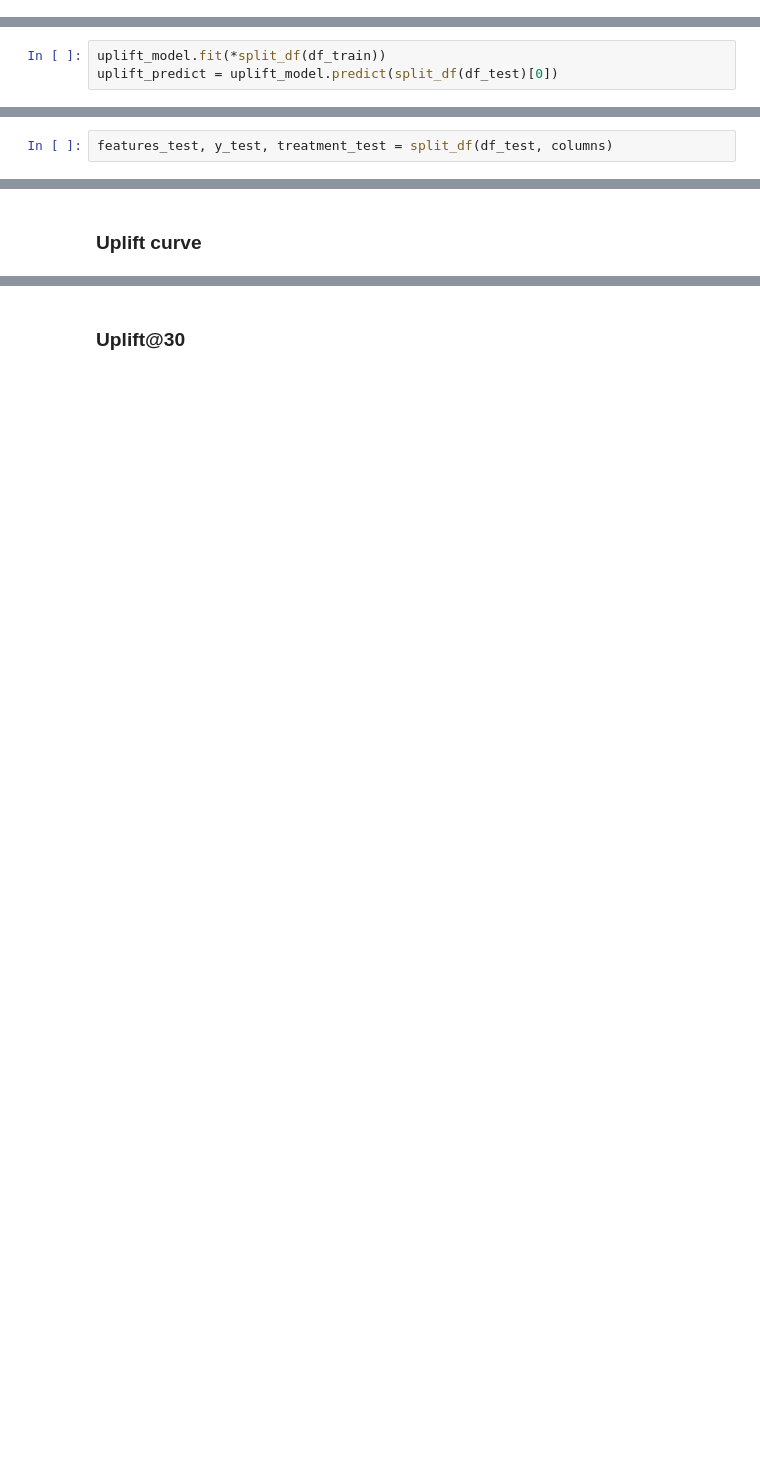
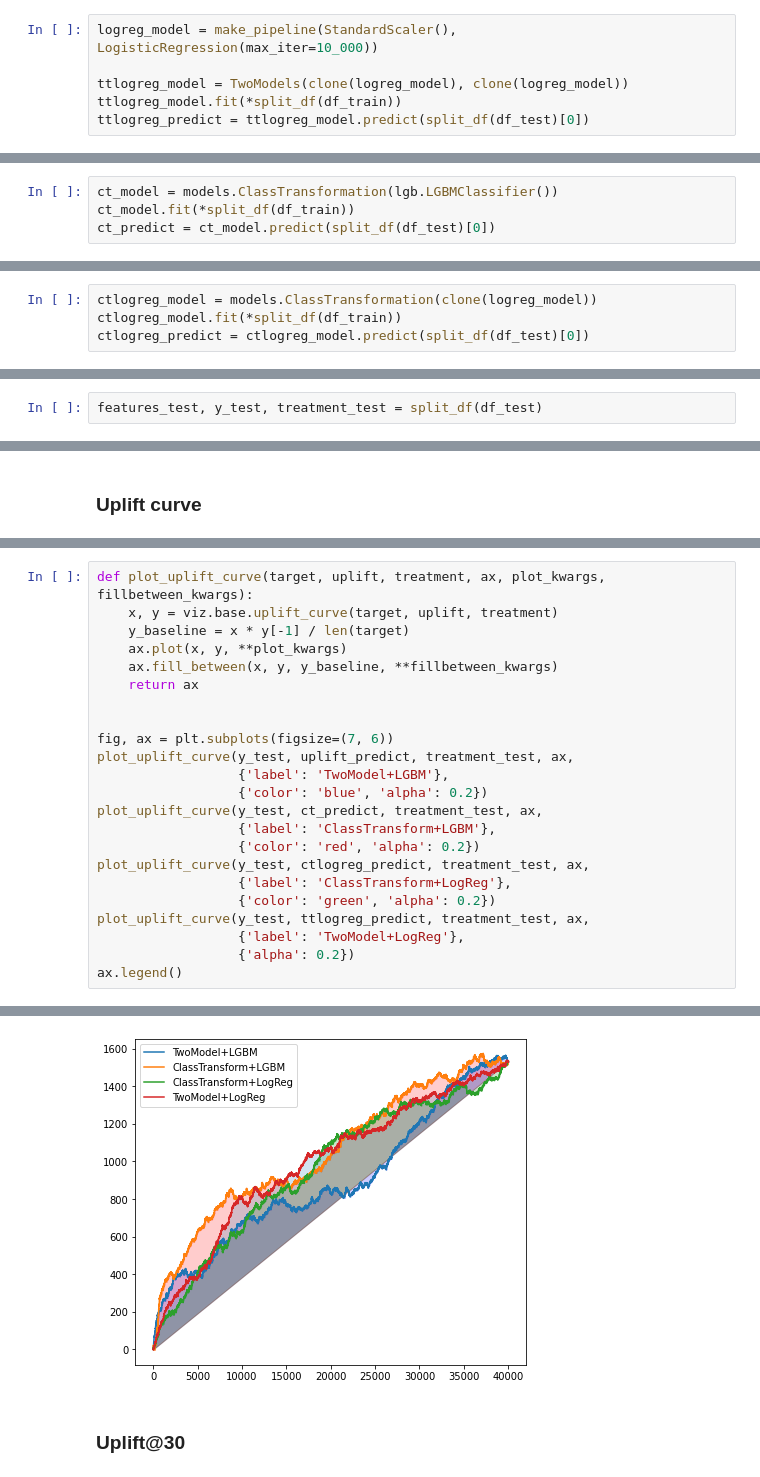
Before and after one commit to Muhamob/uplift-modelling, a Jupyter notebook: notebooks/datasets/x5-models.ipynb, the cells around one changed output, grey strips where cells are left out. Drawn from its saved outputs; the diff is of its cells as text; blank space fills up the shorter version.

```diff
--- a/notebooks/datasets/x5-models.ipynb
+++ b/notebooks/datasets/x5-models.ipynb
@@ -53,0 +66,6 @@ df_train, df_test = train_test_split(df, train_size=0.8, stratify=df.treatment_f
+# %%
+logreg_model = make_pipeline(StandardScaler(), LogisticRegression(max_iter=10_000))
+
+ttlogreg_model = TwoModels(clone(logreg_model), clone(logreg_model))
+ttlogreg_model.fit(*split_df(df_train))
+ttlogreg_predict = ttlogreg_model.predict(split_df(df_test)[0])
@@ -54,3 +76,4 @@ df_train, df_test = train_test_split(df, train_size=0.8, stratify=df.treatment_f
 # %%
-uplift_model.fit(*split_df(df_train))
-uplift_predict = uplift_model.predict(split_df(df_test)[0])
+ct_model = models.ClassTransformation(lgb.LGBMClassifier())
+ct_model.fit(*split_df(df_train))
+ct_predict = ct_model.predict(split_df(df_test)[0])
@@ -57,4 +82,8 @@ uplift_predict = uplift_model.predict(split_df(df_test)[0])
+# %%
+ctlogreg_model = models.ClassTransformation(clone(logreg_model))
+ctlogreg_model.fit(*split_df(df_train))
+ctlogreg_predict = ctlogreg_model.predict(split_df(df_test)[0])
 # %% [markdown]
 ## Metrics
 # %%
-features_test, y_test, treatment_test = split_df(df_test, columns)
+features_test, y_test, treatment_test = split_df(df_test)
@@ -93,0 +92,24 @@ plot_uplift_curve(y_test, uplift_predict, treatment_test, perfect=False, )
+# %%
+def plot_uplift_curve(target, uplift, treatment, ax, plot_kwargs, fillbetween_kwargs):
+    x, y = viz.base.uplift_curve(target, uplift, treatment)
+    y_baseline = x * y[-1] / len(target)
+    ax.plot(x, y, **plot_kwargs)
+    ax.fill_between(x, y, y_baseline, **fillbetween_kwargs)
+    return ax
+
+
+fig, ax = plt.subplots(figsize=(7, 6))
+plot_uplift_curve(y_test, uplift_predict, treatment_test, ax,
+                  {'label': 'TwoModel+LGBM'},
+                  {'color': 'blue', 'alpha': 0.2})
+plot_uplift_curve(y_test, ct_predict, treatment_test, ax,
+                  {'label': 'ClassTransform+LGBM'},
+                  {'color': 'red', 'alpha': 0.2})
+plot_uplift_curve(y_test, ctlogreg_predict, treatment_test, ax,
+                  {'label': 'ClassTransform+LogReg'},
+                  {'color': 'green', 'alpha': 0.2})
+plot_uplift_curve(y_test, ttlogreg_predict, treatment_test, ax,
+                  {'label': 'TwoModel+LogReg'},
+                  {'alpha': 0.2})
+ax.legend()
+# %% [output]
@@ -94,2 +117,3 @@ plot_uplift_curve(y_test, uplift_predict, treatment_test, perfect=False, )
+[figure, added]
 # %% [markdown]
 ### Uplift@30
```
Also changed, not shown: parts of 21 cells of this notebook, 8 other files.
